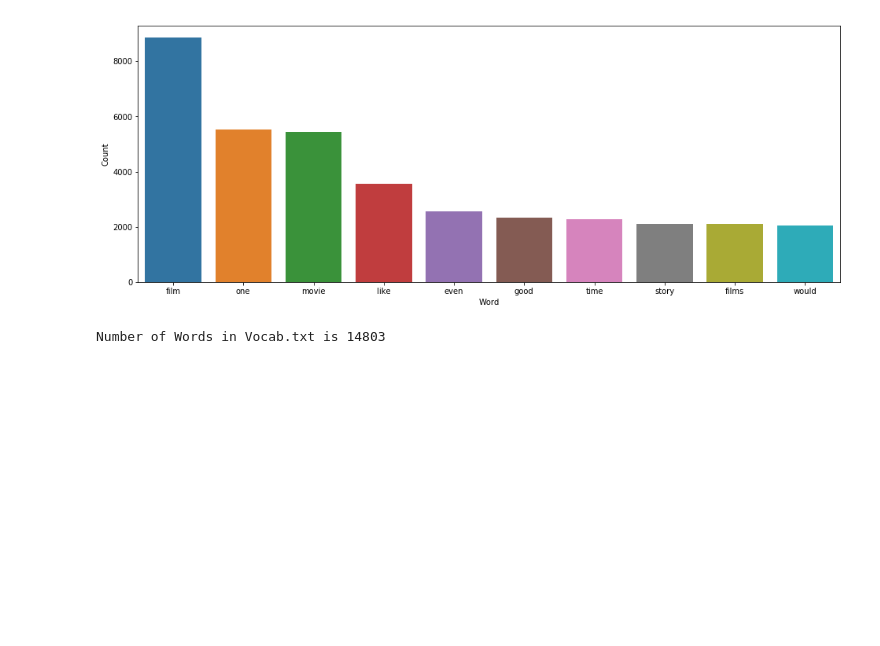
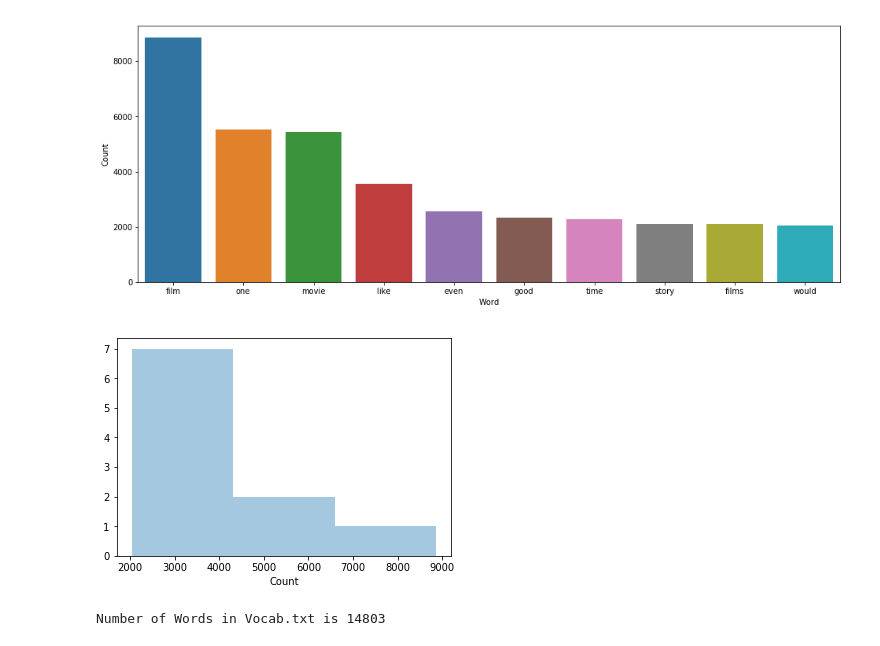
Before and after one commit to ashish1500616/Machine-Learning-Projects, a Jupyter notebook: p7_capstone_project/Sentiment_Analysis_Udacity.ipynb, the cells around one changed output. Cells and saved outputs as stored; diff of their text form; code cells hidden in the pictures; blank space fills up the shorter version.

```diff
--- a/p7_capstone_project/Sentiment_Analysis_Udacity.ipynb
+++ b/p7_capstone_project/Sentiment_Analysis_Udacity.ipynb
@@ -176,6 +182,11 @@ sns.barplot(x='Word',y="Count",data=vocabmcdf)
 # %% [output]
 <matplotlib.axes._subplots.AxesSubplot at 0x...>
 [figure]
+# %%
+sns.distplot(vocabmcdf['Count'],kde = False)
+plt.show()
+# %% [output]
+[figure, added]
 # %%
 #Load The Vocabulary from Vocab.txt File.
 
```
Also changed, not shown: parts of 7 cells of this notebook.
